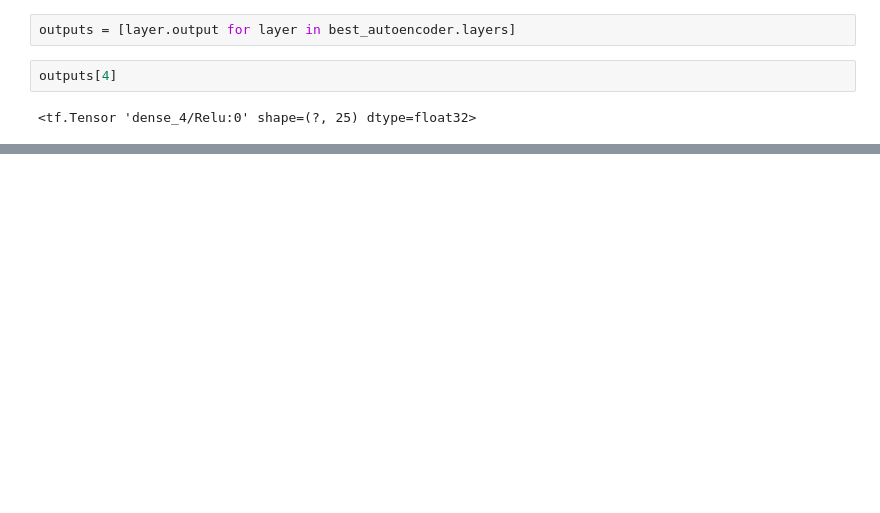
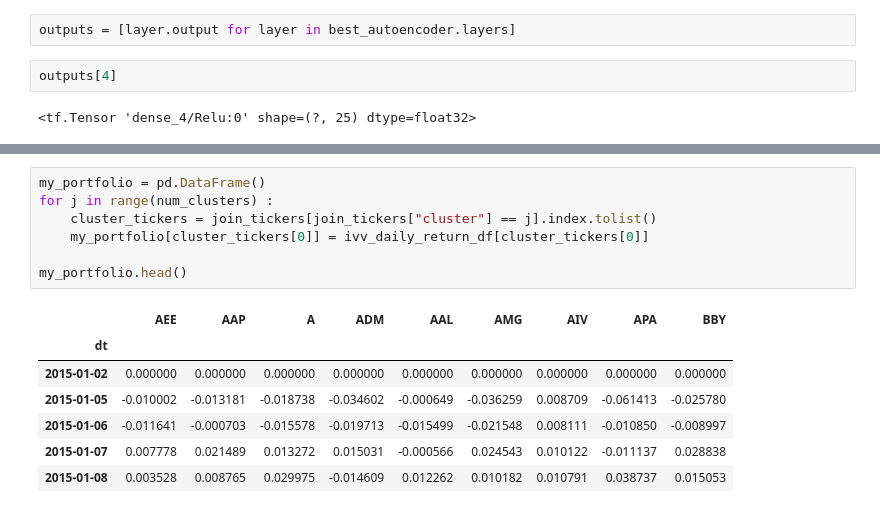
Before and after one commit to dustinvanstee/mldl-101, a Jupyter notebook: labxx-eigenportfolios/EigenPortfolios-DeepSectors.ipynb, the cells around one changed output, grey strips where cells are left out. Drawn from its saved outputs; the diff is of its cells as text; blank space fills up the shorter version.

```diff
--- a/labxx-eigenportfolios/EigenPortfolios-DeepSectors.ipynb
+++ b/labxx-eigenportfolios/EigenPortfolios-DeepSectors.ipynb
@@ -933,0 +596,15 @@ for s in [25, 45, 65, 310]:
+# %%
+my_portfolio = pd.DataFrame()
+for j in range(num_clusters) :
+    cluster_tickers = join_tickers[join_tickers["cluster"] == j].index.tolist()
+    my_portfolio[cluster_tickers[0]] = ivv_daily_return_df[cluster_tickers[0]]
+
+my_portfolio.head()
+# %% [output]
+|  | AEE | AAP | A | ADM | AAL | AMG | AIV | APA | BBY |
+| dt |  |  |  |  |  |  |  |  |  |
+| 2015-01-02 | 0.000000 | 0.000000 | 0.000000 | 0.000000 | 0.000000 | 0.000000 | 0.000000 | 0.000000 | 0.000000 |
+| 2015-01-05 | -0.010002 | -0.013181 | -0.018738 | -0.034602 | -0.000649 | -0.036259 | 0.008709 | -0.061413 | -0.025780 |
+| 2015-01-06 | -0.011641 | -0.000703 | -0.015578 | -0.019713 | -0.015499 | -0.021548 | 0.008111 | -0.010850 | -0.008997 |
+| 2015-01-07 | 0.007778 | 0.021489 | 0.013272 | 0.015031 | -0.000566 | 0.024543 | 0.010122 | -0.011137 | 0.028838 |
+| 2015-01-08 | 0.003528 | 0.008765 | 0.029975 | -0.014609 | 0.012262 | 0.010182 | 0.010791 | 0.038737 | 0.015053 |
```
Also changed, not shown: parts of 47 cells of this notebook, 3 other files.
